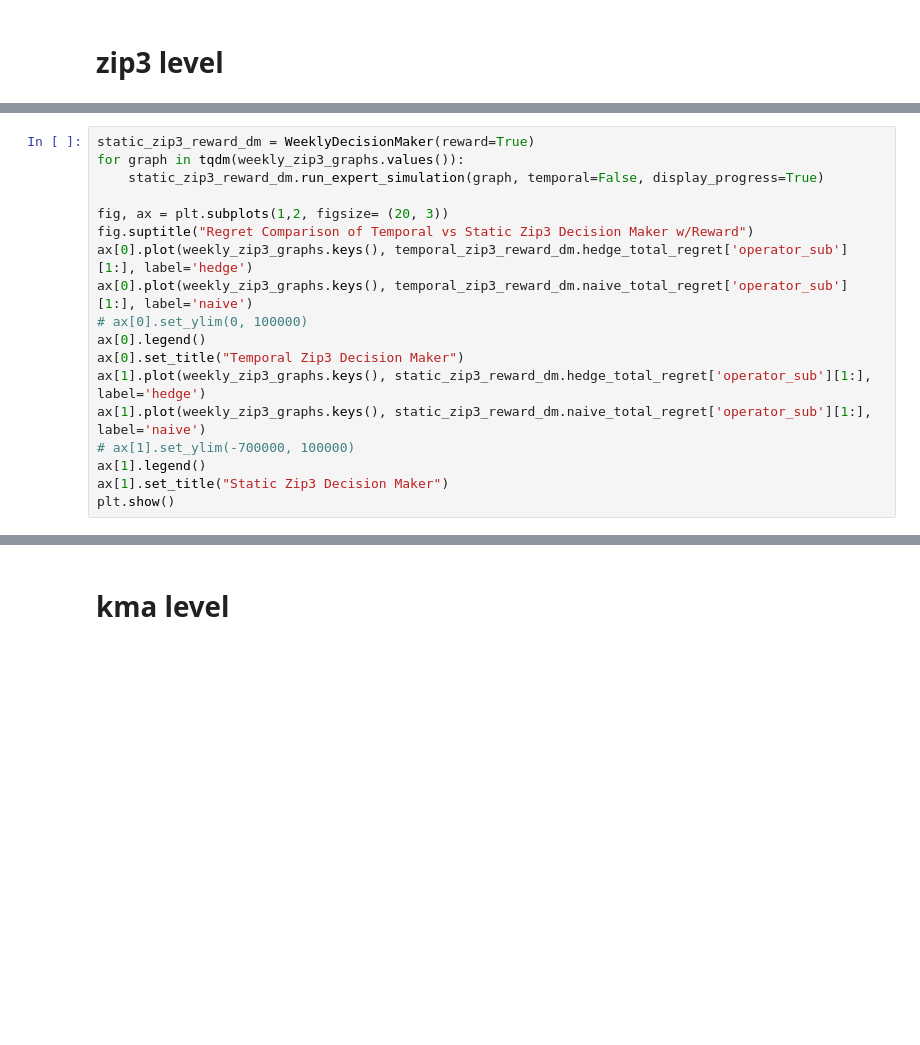
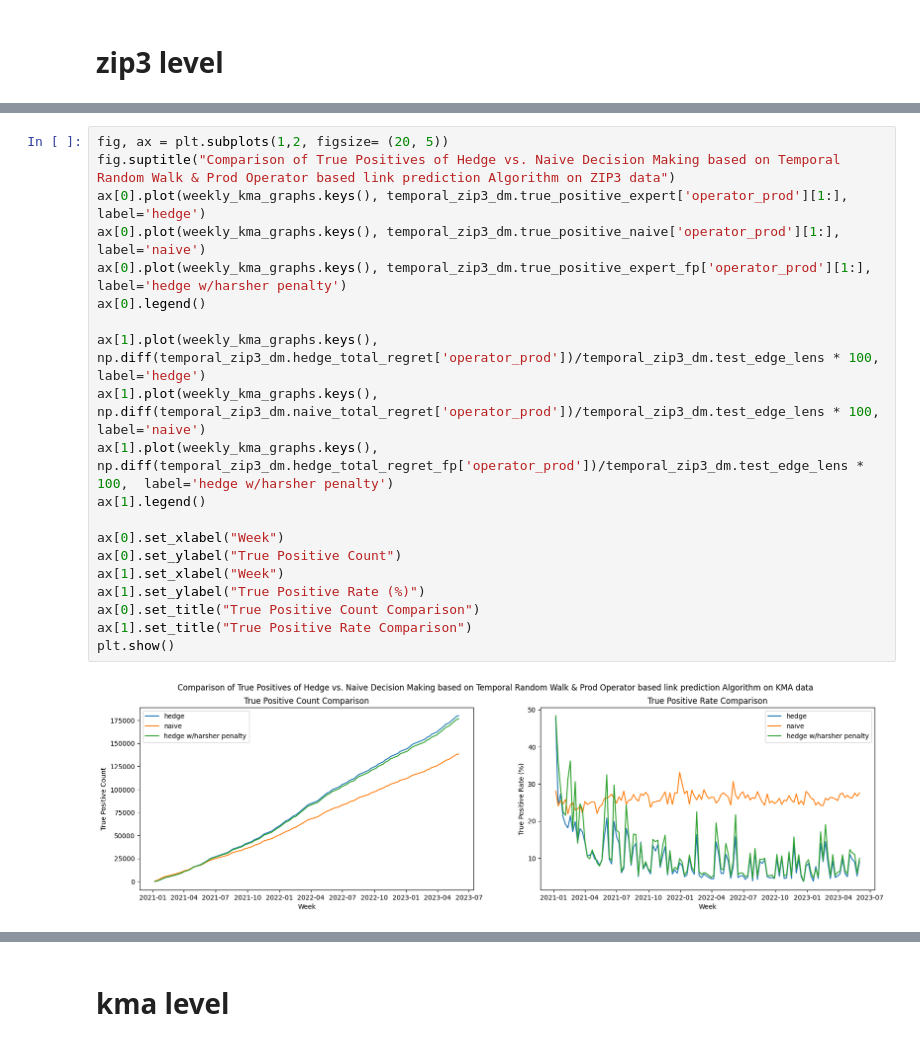
Before and after one commit to theodora-yko/Temporal-Link-Prediction, a Jupyter notebook: hedge_regret.ipynb, the cells around one changed output, grey strips where cells are left out. Drawn from its saved outputs; the diff is of its cells as text; blank space fills up the shorter version.

```diff
--- a/hedge_regret.ipynb
+++ b/hedge_regret.ipynb
@@ -725,18 +784,22 @@ fig.tight_layout()
-# %%
-static_zip3_reward_dm = WeeklyDecisionMaker(reward=True)
-for graph in tqdm(weekly_zip3_graphs.values()):
-    static_zip3_reward_dm.run_expert_simulation(graph, temporal=False, display_progress=True)
-
-fig, ax = plt.subplots(1,2, figsize= (20, 3))
-fig.suptitle("Regret Comparison of Temporal vs Static Zip3 Decision Maker w/Reward")
-ax[0].plot(weekly_zip3_graphs.keys(), temporal_zip3_reward_dm.hedge_total_regret['operator_sub'][1:], label='hedge')
-ax[0].plot(weekly_zip3_graphs.keys(), temporal_zip3_reward_dm.naive_total_regret['operator_sub'][1:], label='naive')
-# ax[0].set_ylim(0, 100000)
-ax[0].legend()
-ax[0].set_title("Temporal Zip3 Decision Maker")
-ax[1].plot(weekly_zip3_graphs.keys(), static_zip3_reward_dm.hedge_total_regret['operator_sub'][1:], label='hedge')
-ax[1].plot(weekly_zip3_graphs.keys(), static_zip3_reward_dm.naive_total_regret['operator_sub'][1:], label='naive')
-# ax[1].set_ylim(-700000, 100000)
-ax[1].legend()
-ax[1].set_title("Static Zip3 Decision Maker")
-plt.show()
+# %%
+fig, ax = plt.subplots(1,2, figsize= (20, 5))
+fig.suptitle("Comparison of True Positives of Hedge vs. Naive Decision Making based on Temporal Random Walk & Prod Operator based link prediction Algorithm on ZIP3 data")
+ax[0].plot(weekly_kma_graphs.keys(), temporal_zip3_dm.true_positive_expert['operator_prod'][1:],  label='hedge')
+ax[0].plot(weekly_kma_graphs.keys(), temporal_zip3_dm.true_positive_naive['operator_prod'][1:],  label='naive')
+ax[0].plot(weekly_kma_graphs.keys(), temporal_zip3_dm.true_positive_expert_fp['operator_prod'][1:],  label='hedge w/harsher penalty')
+ax[0].legend()
+
+ax[1].plot(weekly_kma_graphs.keys(), np.diff(temporal_zip3_dm.hedge_total_regret['operator_prod'])/temporal_zip3_dm.test_edge_lens * 100,  label='hedge')
+ax[1].plot(weekly_kma_graphs.keys(), np.diff(temporal_zip3_dm.naive_total_regret['operator_prod'])/temporal_zip3_dm.test_edge_lens * 100,  label='naive')
+ax[1].plot(weekly_kma_graphs.keys(), np.diff(temporal_zip3_dm.hedge_total_regret_fp['operator_prod'])/temporal_zip3_dm.test_edge_lens * 100,  label='hedge w/harsher penalty')
+ax[1].legend()
+
+ax[0].set_xlabel("Week")
+ax[0].set_ylabel("True Positive Count")
+ax[1].set_xlabel("Week")
+ax[1].set_ylabel("True Positive Rate (%)")
+ax[0].set_title("True Positive Count Comparison")
+ax[1].set_title("True Positive Rate Comparison")
+plt.show()
+# %% [output]
+[figure, added]
```
Also changed, not shown: parts of 22 cells of this notebook, 9 other files.
